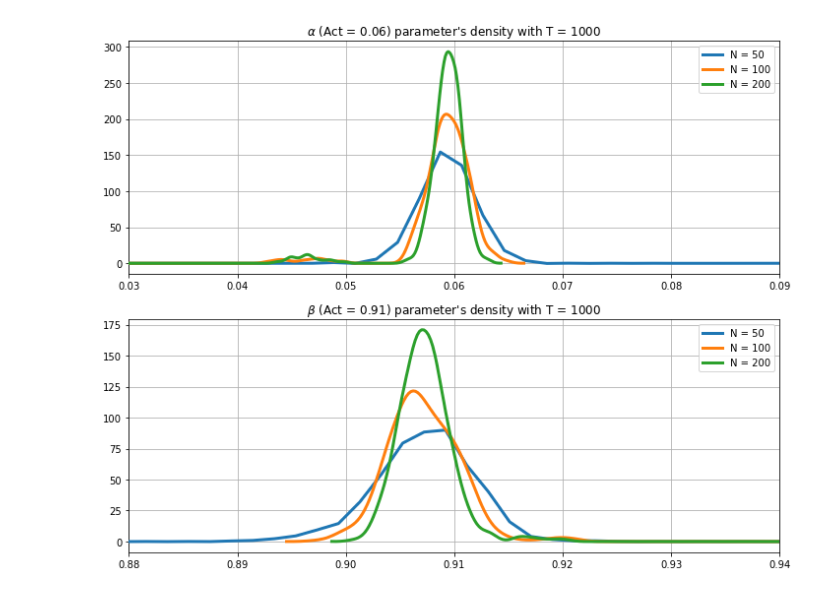
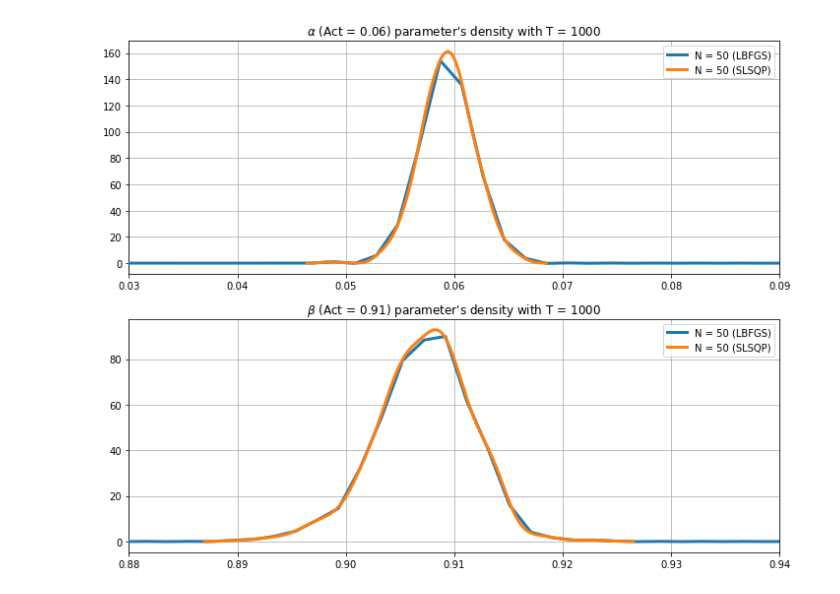
Before and after one commit to NemesiP/volatility-forecasting, a Jupyter notebook: Examples/Panel_GARCH_sim.ipynb, the cells around one changed output. Saved outputs shown, nothing was run; the diff lists cells and outputs as text; code cells hidden in the pictures.

Commit message:
new metaclass added with slsqp optimizer.

```diff
--- a/Examples/Panel_GARCH_sim.ipynb
+++ b/Examples/Panel_GARCH_sim.ipynb
@@ -31,3 +31,7 @@ def create_sim(params = [0.06, 0.91], num = 100, sim_num = 500, sim_length = 500
 sim1000 = pd.read_csv('C:/Users/peter/Desktop/volatility-forecasting/results/pg_sim_1000.csv')
 sim1000_half = pd.read_csv('C:/Users/peter/Desktop/volatility-forecasting/results/pg_sim_1000_half.csv')
 sim1000_double = pd.read_csv('C:/Users/peter/Desktop/volatility-forecasting/results/pg_sim_1000_double.csv')
+
+sim50 = pd.read_csv('C:/Users/peter/Desktop/volatility-forecasting/results/Panel_GARCH/slsqp_sim50.csv')
+sim100 = pd.read_csv('C:/Users/peter/Desktop/volatility-forecasting/results/Panel_GARCH/slsqp_sim100.csv')
+sim200 = pd.read_csv('C:/Users/peter/Desktop/volatility-forecasting/results/Panel_GARCH/slsqp_sim200.csv')
@@ -54,37 +38,32 @@ ax.grid(True, zorder = -5)
 # %%
 alpha1000_h = sm.nonparametric.KDEUnivariate(sim1000_half.iloc[:, 2].values)
 alpha1000_h.fit()
-alpha1000 = sm.nonparametric.KDEUnivariate(sim1000.iloc[:, 2].values)
-alpha1000.fit()
-alpha1000_d = sm.nonparametric.KDEUnivariate(sim1000_double.iloc[:, 2].values)
-alpha1000_d.fit()
+alpha2000_h = sm.nonparametric.KDEUnivariate(sim50.iloc[:, 2].values)
+alpha2000_h.fit()
 
 beta1000_h = sm.nonparametric.KDEUnivariate(sim1000_half.iloc[:, 3].values)
 beta1000_h.fit()
-beta1000 = sm.nonparametric.KDEUnivariate(sim1000.iloc[:, 3].values)
-beta1000.fit()
-beta1000_d = sm.nonparametric.KDEUnivariate(sim1000_double.iloc[:, 3].values)
-beta1000_d.fit()
+beta2000_h = sm.nonparametric.KDEUnivariate(sim50.iloc[:, 3].values)
+beta2000_h.fit()
+
 
 fig , ax = plt.subplots(2, 1, figsize=(10, 8), tight_layout=True)
 
-ax[0].plot(alpha1000_h.support, alpha1000_h.density, lw = 3, label = 'N = 50', zorder = 10)
-ax[0].plot(alpha1000.support, alpha1000.density, lw = 3, label = 'N = 100', zorder = 10)
-ax[0].plot(alpha1000_d.support, alpha1000_d.density, lw = 3, label = 'N = 200', zorder = 10)
+ax[0].plot(alpha1000_h.support, alpha1000_h.density, lw = 3, label = 'N = 50 (LBFGS)', zorder = 10)
+ax[0].plot(alpha2000_h.support, alpha2000_h.density, lw = 3, label = 'N = 50 (SLSQP)', zorder = 10)
 ax[0].set_title(r'$\alpha$'+" (Act = 0.06) parameter's density with T = 1000")
 ax[0].grid(True, zorder = -5)
 ax[0].set_xlim((0.03, 0.09))
 ax[0].legend(loc = 'best')
 
-ax[1].plot(beta1000_h.support, beta1000_h.density, lw = 3, label = 'N = 50', zorder = 10)
-ax[1].plot(beta1000.support, beta1000.density, lw = 3, label = 'N = 100', zorder = 10)
-ax[1].plot(beta1000_d.support, beta1000_d.density, lw = 3, label = 'N = 200', zorder = 10)
+ax[1].plot(beta1000_h.support, beta1000_h.density, lw = 3, label = 'N = 50 (LBFGS)', zorder = 10)
+ax[1].plot(beta2000_h.support, beta2000_h.density, lw = 3, label = 'N = 50 (SLSQP)', zorder = 10)
 ax[1].set_title(r'$\beta$'+" (Act = 0.91) parameter's density with T = 1000")
 ax[1].grid(True, zorder = -5)
 ax[1].set_xlim((0.88, 0.94))
 ax[1].legend(loc = 'best')
 
-plt.savefig('C:/Users/peter/Desktop/volatility-forecasting/results/panelgarch_sim.png')
+#plt.savefig('C:/Users/peter/Desktop/volatility-forecasting/results/panelgarch_sim.png')
 plt.show()
 # %% [output]
-[figure, old version]
+[figure, new version]
```
Also changed, not shown: parts of 3 cells of this notebook, 4 other files.
